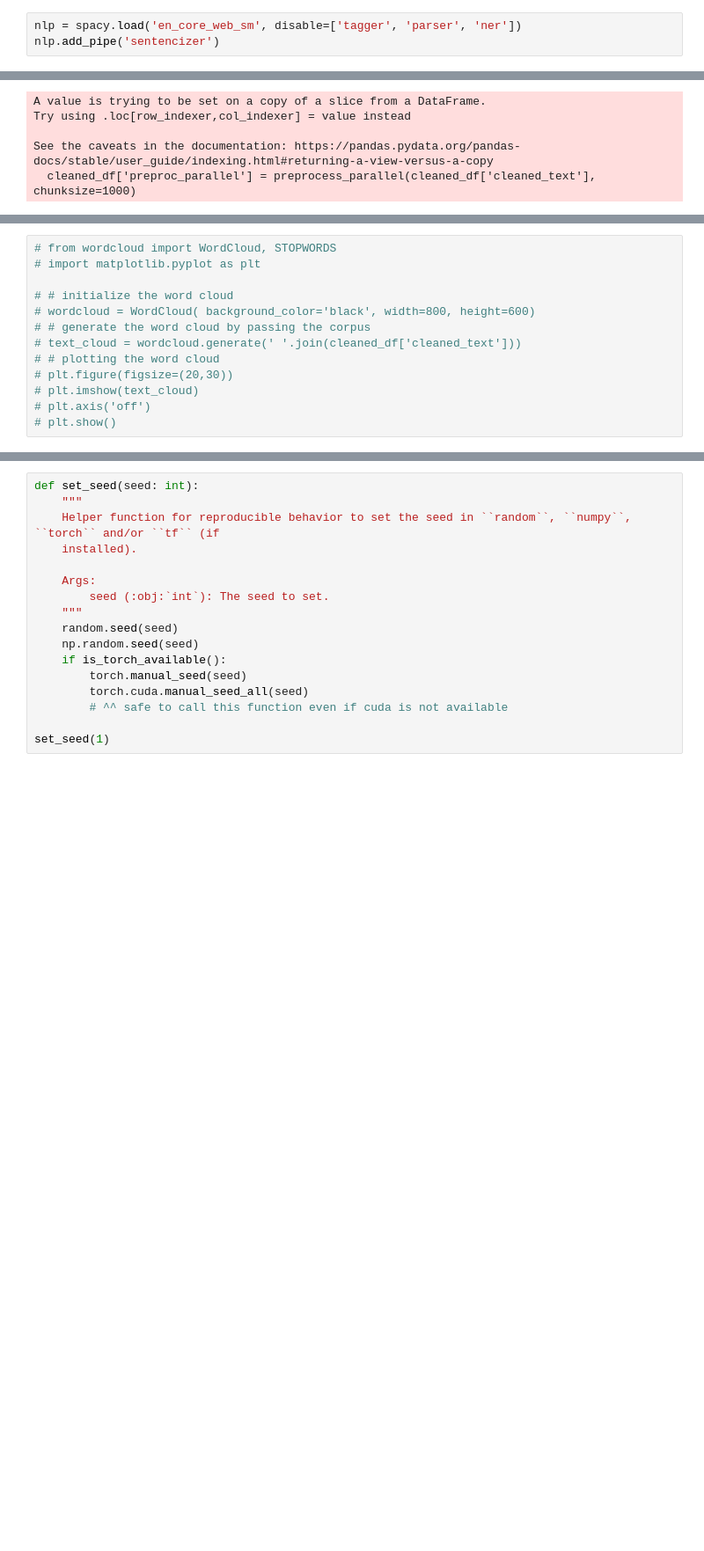
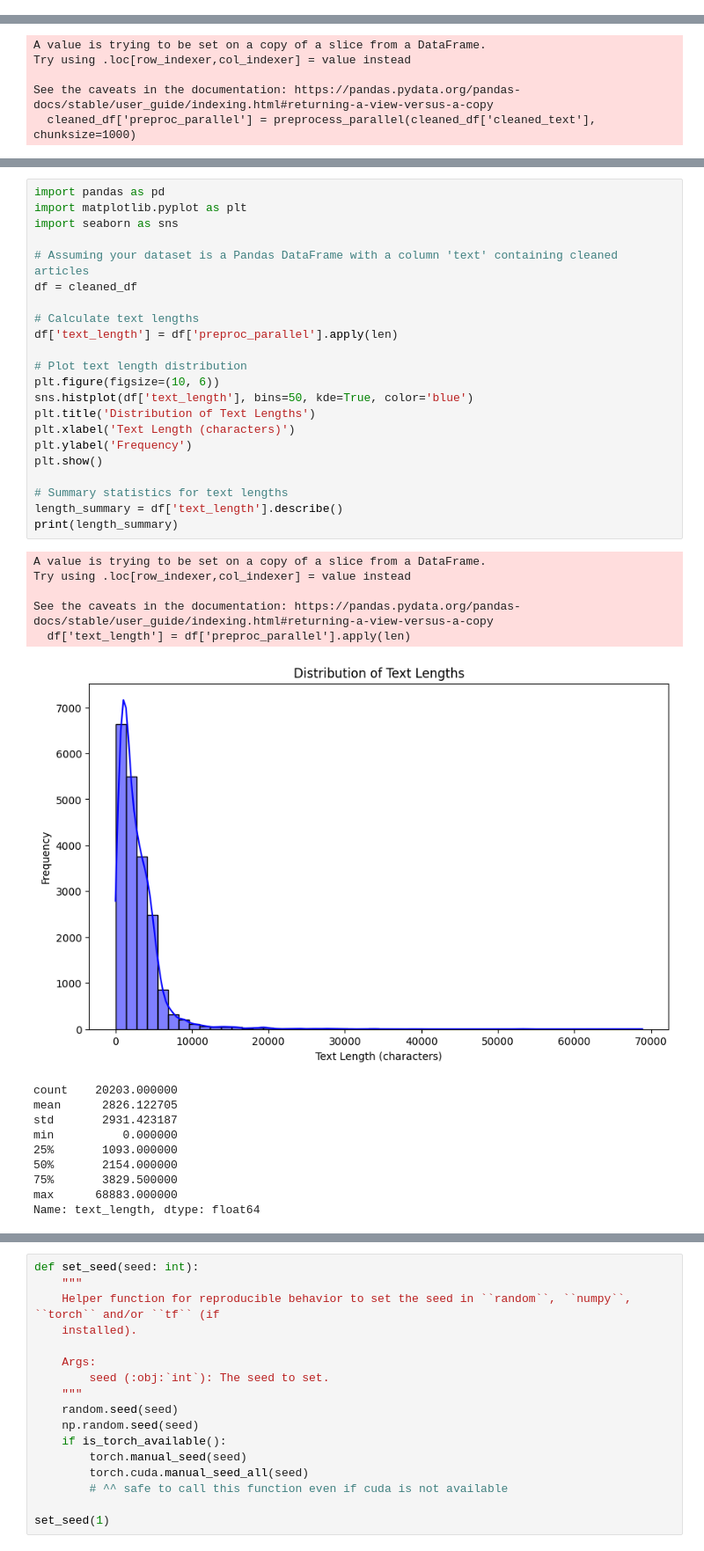
Before and after one commit to NiklNKL/fakenews_detection, a Jupyter notebook: fakenews_detection_v1..ipynb, the cells around one changed output, grey strips where cells are left out. Shown at 88% size. Drawn from its saved outputs; the diff is of its cells as text; blank space fills up the shorter version.

```diff
--- a/fakenews_detection_v1..ipynb
+++ b/fakenews_detection_v1..ipynb
@@ -238,6 +227,3 @@ See the caveats in the documentation: https://pandas.pydata.org/pandas-docs/stab
 20798    nato russia hold parallel exercises balkans na...
 20799    keeps f alive david swanson author activist jo...
 Name: cleaned_text, Length: 20203, dtype: object
-# %%
-nlp = spacy.load('en_core_web_sm', disable=['tagger', 'parser', 'ner'])
-nlp.add_pipe('sentencizer')
@@ -305,14 +292,39 @@ display(cleaned_df['preproc_parallel'])
 Name: preproc_parallel, Length: 20203, dtype: object
-# %%
-# from wordcloud import WordCloud, STOPWORDS
-# import matplotlib.pyplot as plt
-
-# # initialize the word cloud
-# wordcloud = WordCloud( background_color='black', width=800, height=600)
-# # generate the word cloud by passing the corpus
-# text_cloud = wordcloud.generate(' '.join(cleaned_df['cleaned_text']))
-# # plotting the word cloud
-# plt.figure(figsize=(20,30))
-# plt.imshow(text_cloud)
-# plt.axis('off')
-# plt.show()
+# %%
+import pandas as pd
+import matplotlib.pyplot as plt
+import seaborn as sns
+
+# Assuming your dataset is a Pandas DataFrame with a column 'text' containing cleaned articles
+df = cleaned_df
+
+# Calculate text lengths
+df['text_length'] = df['preproc_parallel'].apply(len)
+
+# Plot text length distribution
+plt.figure(figsize=(10, 6))
+sns.histplot(df['text_length'], bins=50, kde=True, color='blue')
+plt.title('Distribution of Text Lengths')
+plt.xlabel('Text Length (characters)')
+plt.ylabel('Frequency')
+plt.show()
+
+# Summary statistics for text lengths
+length_summary = df['text_length'].describe()
+print(length_summary)
+# %% [output]
+A value is trying to be set on a copy of a slice from a DataFrame.
+Try using .loc[row_indexer,col_indexer] = value instead
+
+See the caveats in the documentation: https://pandas.pydata.org/pandas-docs/stable/user_guide/indexing.html#returning-a-view-versus-a-copy
+  df['text_length'] = df['preproc_parallel'].apply(len)
+[figure, added]
+count    20203.000000
+mean      2826.122705
+std       2931.423187
+min          0.000000
+25%       1093.000000
+50%       2154.000000
+75%       3829.500000
+max      68883.000000
+Name: text_length, dtype: float64
```
Also changed, not shown: parts of 23 cells of this notebook, 5 other files.
